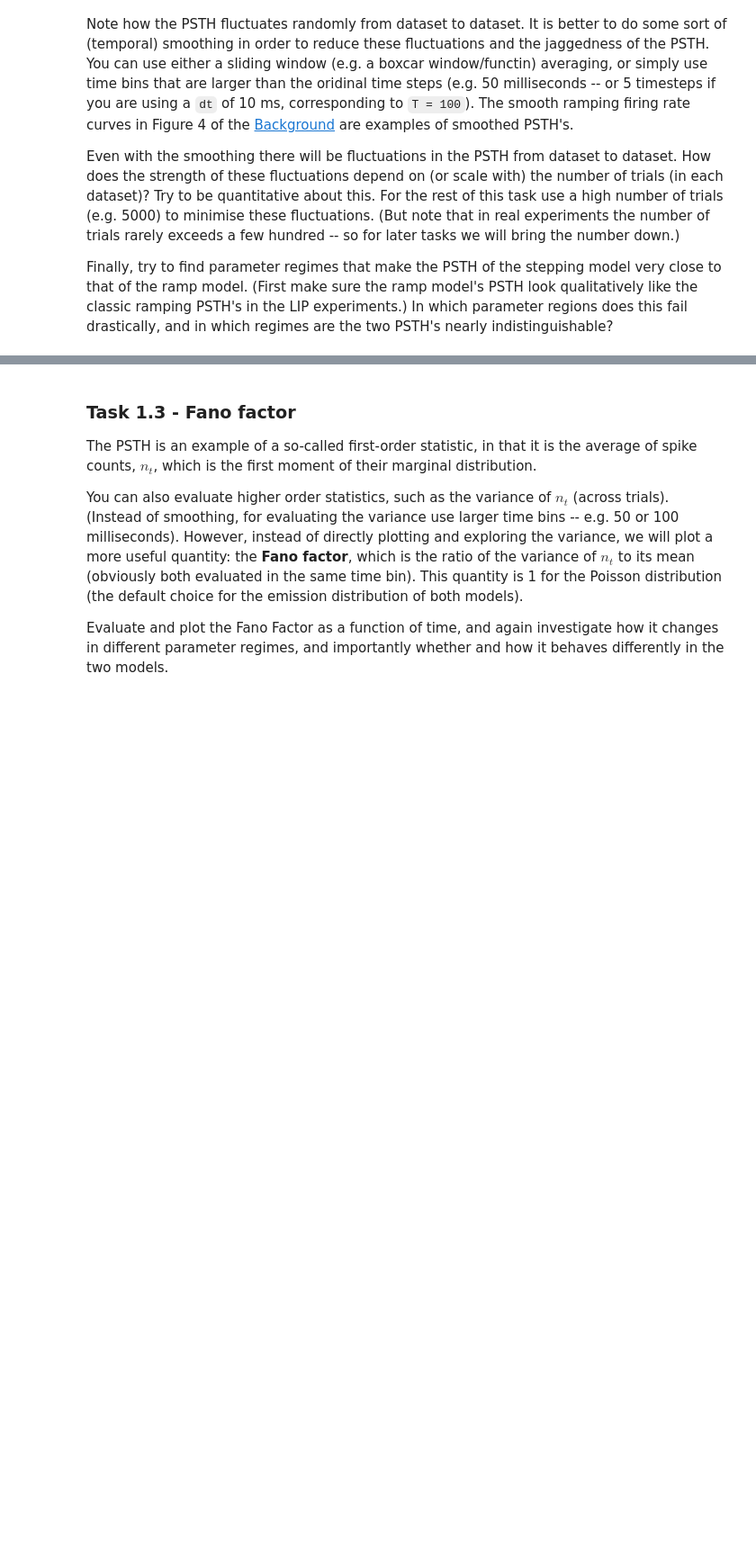
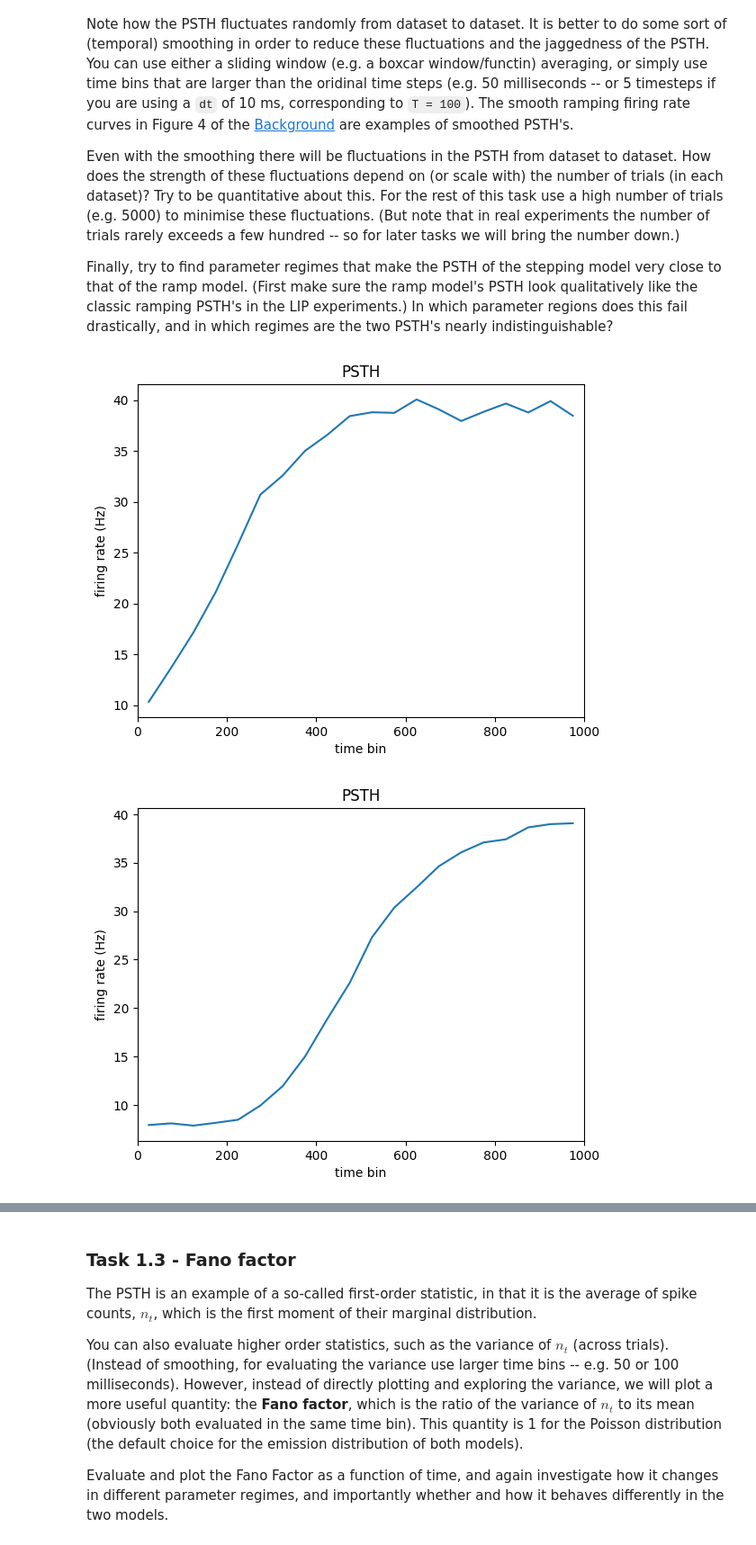
Before and after one commit to MYLO175/GG3-Mylo, a Jupyter notebook: GG3_project.ipynb, the cells around one changed output, grey strips where cells are left out. Shown at 90% size. Cells and saved outputs as stored; diff of their text form; code cells hidden in the pictures; blank space fills up the shorter version.

```diff
--- a/GG3_project.ipynb
+++ b/GG3_project.ipynb
@@ -290,3 +367,48 @@ Write code to construct and plot PSTH's in different regions of each model's par
 Even with the smoothing there will be fluctuations in the PSTH from dataset to dataset. How does the strength of these fluctuations depend on (or scale with) the number of trials (in each dataset)? Try to be quantitative about this. For the rest of this task use a high number of trials (e.g. 5000) to minimise these fluctuations. (But note that in real experiments the number of trials rarely exceeds a few hundred -- so for later tasks we will bring the number down.)
 
 Finally, try to find parameter regimes that make the PSTH of the stepping model very close to that of the ramp model. (First make sure the ramp model's PSTH look qualitatively like the classic ramping PSTH's in the LIP experiments.) In which parameter regions does this fail drastically, and in which regimes are the two PSTH's nearly indistinguishable?
+# %%
+def plot_psth_histogram(spikes, bin_size=50):
+    n_trials, T = spikes.shape
+    dt = 1 / T
+
+    # Convert spike-count array into spike times
+    spike_times = []
+
+    for trial in range(n_trials):
+        times = np.where(spikes[trial] > 0)[0]
+        spike_times.extend(times)
+
+    spike_times = np.array(spike_times)
+
+    # Histogram spike times into larger time bins
+    bins = np.arange(0, T + bin_size, bin_size)
+    counts, edges = np.histogram(spike_times, bins=bins)
+
+    # Convert counts into firing rate in Hz
+    bin_width_seconds = bin_size * dt
+    psth = counts / (n_trials * bin_width_seconds)
+
+    bin_centres = (edges[:-1] + edges[1:]) / 2
+
+    plt.plot(bin_centres, psth)
+    plt.xlim(0, T)
+    plt.xlabel("time bin")
+    plt.ylabel("firing rate (Hz)")
+    plt.title("PSTH")
+    plt.show()
+# %%
+ramp = RampModel(beta=2, sigma=0.3, x0=0.2, Rh=40)
+spikes, xs, rates = ramp.simulate(Ntrials=1000, T=1000)
+plot_psth_histogram(spikes, bin_size=50)
+
+
+step = StepModel(m=500, r=10, x0=0.2, Rh=40)
+spikes, jumps, rates = step.simulate(Ntrials=10000, T=1000)
+plot_psth_histogram(spikes, bin_size=50)
+
+#As we reduce r, and beta, they look like gradual linearly increasing ramps
+#Alternatively, for high r and high β, they can look closer to step changes, just with the ramp step change starting at t=0
+# %% [output]
+[figure, added]
+[figure, added]
```
Also changed, not shown: parts of 7 cells of this notebook.
